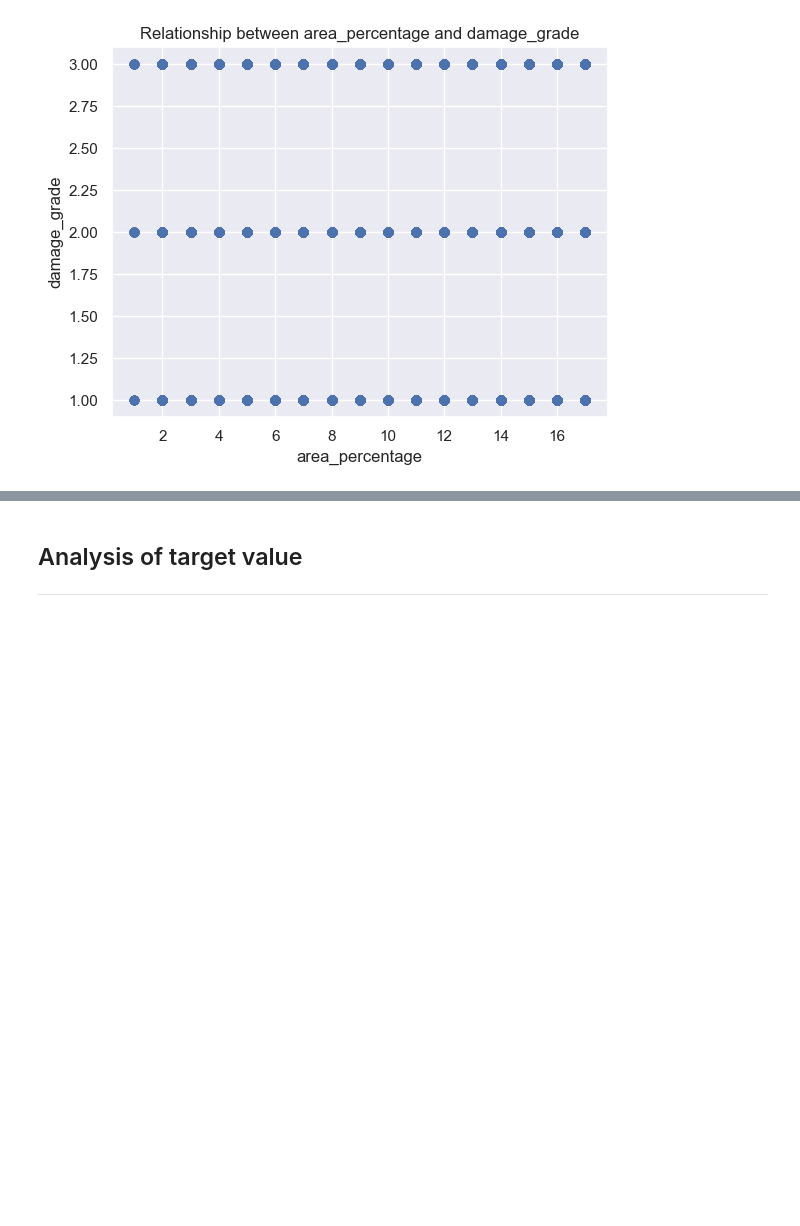
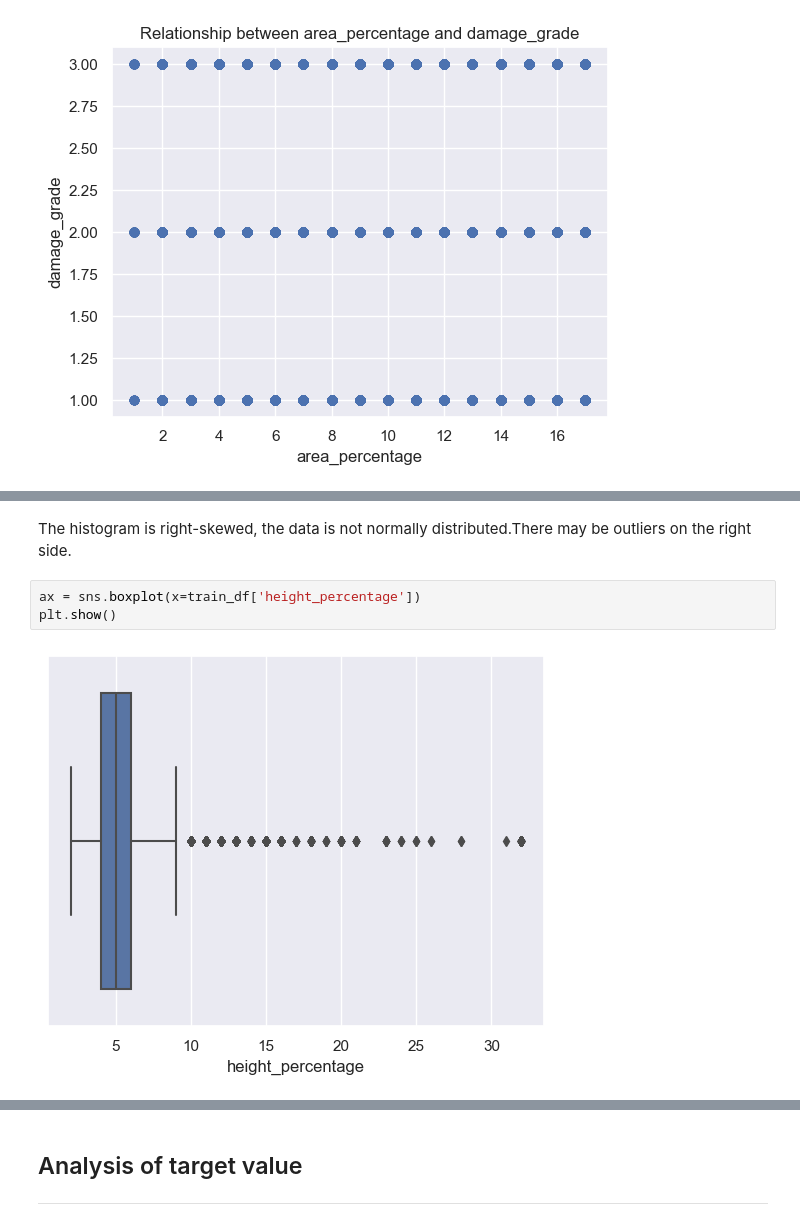
Before and after one commit to Sidies/-2015_Gorkha_earthquake_damage_prediction, a Jupyter notebook: notebooks/Exploration.ipynb, the cells around one changed output, grey strips where cells are left out. Cells and saved outputs as stored; diff of their text form; blank space fills up the shorter version.

```diff
--- a/notebooks/Exploration.ipynb
+++ b/notebooks/Exploration.ipynb
@@ -325,0 +338,7 @@ plt.show()
+# %% [markdown]
+The histogram is right-skewed, the data is not normally distributed.There may be outliers on the right side.
+# %%
+ax = sns.boxplot(x=train_df['height_percentage'])
+plt.show()
+# %% [output]
+[figure, added]
```
Also changed, not shown: parts of 17 cells of this notebook.
